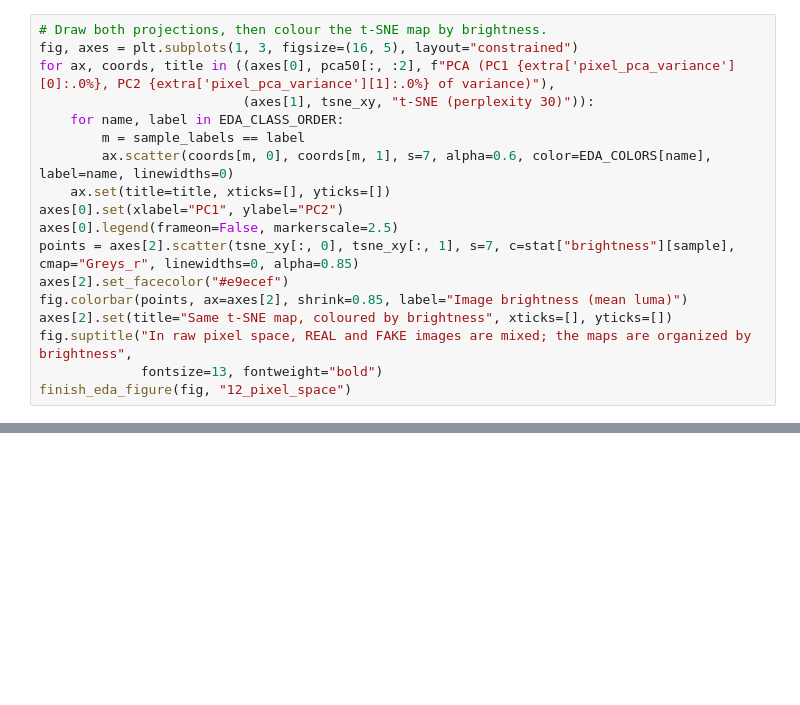
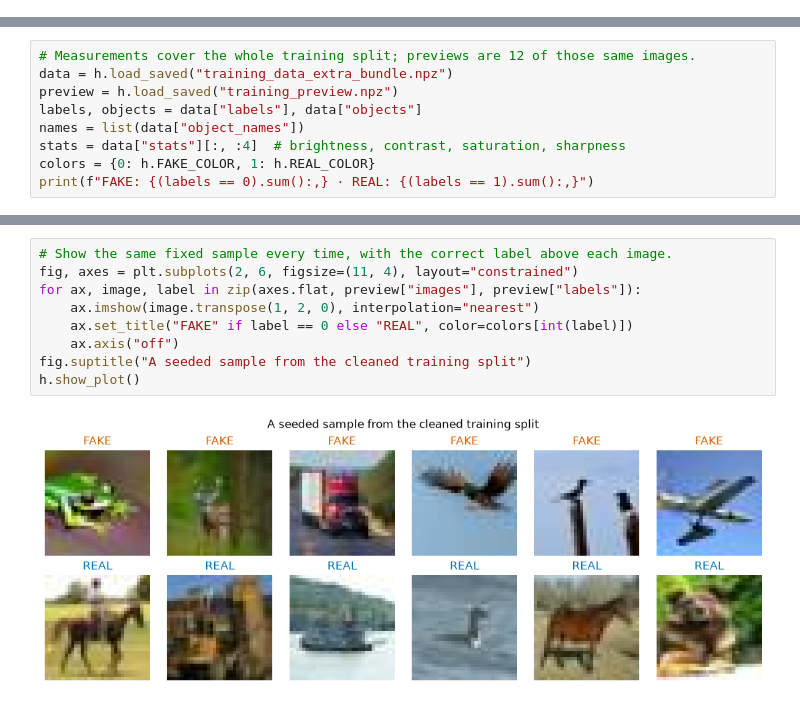
Before and after one commit to adamp-22/kandy, a Jupyter notebook: phase1/01_data_exploration.ipynb, the cells around one changed output, grey strips where cells are left out. Drawn from its saved outputs; the diff is of its cells as text; blank space fills up the shorter version.

```diff
--- a/phase1/01_data_exploration.ipynb
+++ b/phase1/01_data_exploration.ipynb
@@ -1003,18 +0,0 @@ rho_pc1 = spearmanr(pca50[:, 0], stat["brightness"][sample]).statistic
-# %%
-# Draw both projections, then colour the t-SNE map by brightness.
-fig, axes = plt.subplots(1, 3, figsize=(16, 5), layout="constrained")
-for ax, coords, title in ((axes[0], pca50[:, :2], f"PCA (PC1 {extra['pixel_pca_variance'][0]:.0%}, PC2 {extra['pixel_pca_variance'][1]:.0%} of variance)"),
-                          (axes[1], tsne_xy, "t-SNE (perplexity 30)")):
-    for name, label in EDA_CLASS_ORDER:
-        m = sample_labels == label
-        ax.scatter(coords[m, 0], coords[m, 1], s=7, alpha=0.6, color=EDA_COLORS[name], label=name, linewidths=0)
-    ax.set(title=title, xticks=[], yticks=[])
-axes[0].set(xlabel="PC1", ylabel="PC2")
-axes[0].legend(frameon=False, markerscale=2.5)
-points = axes[2].scatter(tsne_xy[:, 0], tsne_xy[:, 1], s=7, c=stat["brightness"][sample], cmap="Greys_r", linewidths=0, alpha=0.85)
-axes[2].set_facecolor("#e9ecef")
-fig.colorbar(points, ax=axes[2], shrink=0.85, label="Image brightness (mean luma)")
-axes[2].set(title="Same t-SNE map, coloured by brightness", xticks=[], yticks=[])
-fig.suptitle("In raw pixel space, REAL and FAKE images are mixed; the maps are organized by brightness",
-             fontsize=13, fontweight="bold")
-finish_eda_figure(fig, "12_pixel_space")
@@ -1034,0 +21,9 @@ predictions change when we remove detail, add detail, or reduce colour.
+# %%
+# Measurements cover the whole training split; previews are 12 of those same images.
+data = h.load_saved("training_data_extra_bundle.npz")
+preview = h.load_saved("training_preview.npz")
+labels, objects = data["labels"], data["objects"]
+names = list(data["object_names"])
+stats = data["stats"][:, :4]  # brightness, contrast, saturation, sharpness
+colors = {0: h.FAKE_COLOR, 1: h.REAL_COLOR}
+print(f"FAKE: {(labels == 0).sum():,} · REAL: {(labels == 1).sum():,}")
@@ -1034,0 +42,11 @@ predictions change when we remove detail, add detail, or reduce colour.
+# %%
+# Show the same fixed sample every time, with the correct label above each image.
+fig, axes = plt.subplots(2, 6, figsize=(11, 4), layout="constrained")
+for ax, image, label in zip(axes.flat, preview["images"], preview["labels"]):
+    ax.imshow(image.transpose(1, 2, 0), interpolation="nearest")
+    ax.set_title("FAKE" if label == 0 else "REAL", color=colors[int(label)])
+    ax.axis("off")
+fig.suptitle("A seeded sample from the cleaned training split")
+h.show_plot()
+# %% [output]
+[figure, added]
```
Also changed, not shown: parts of 86 cells of this notebook, 7 other files.
